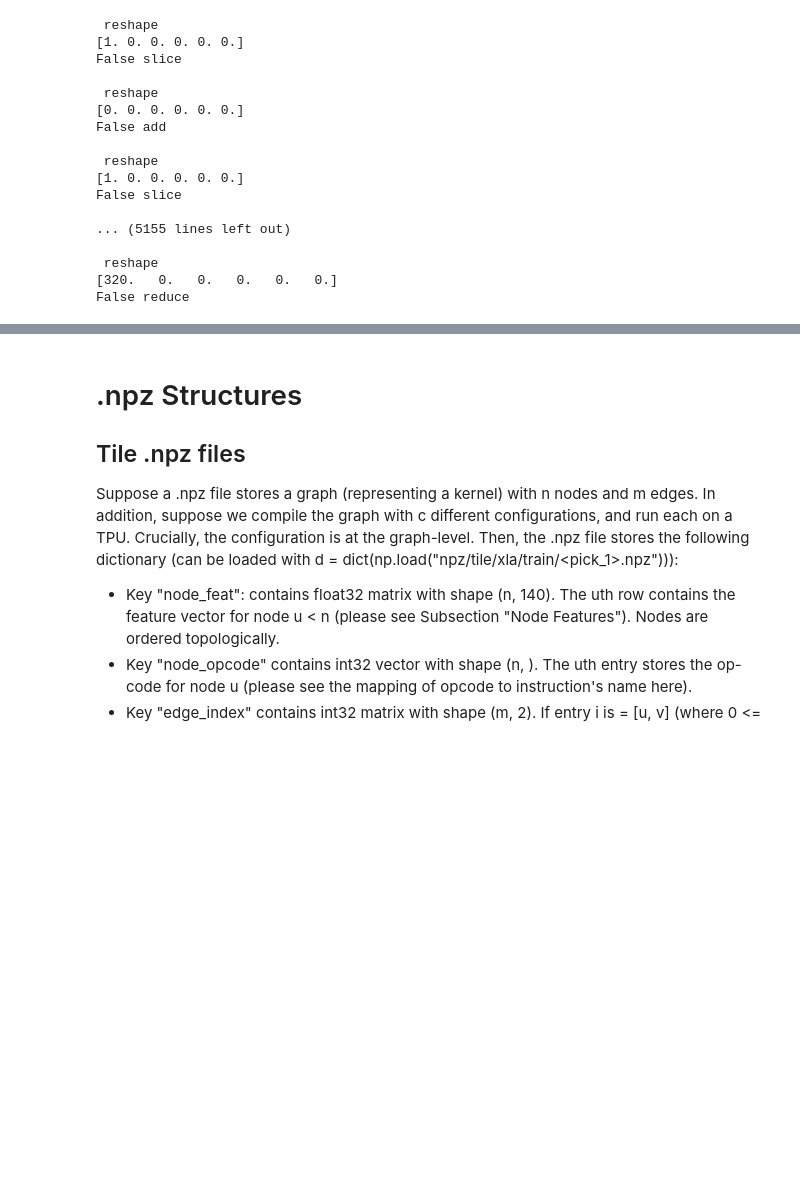
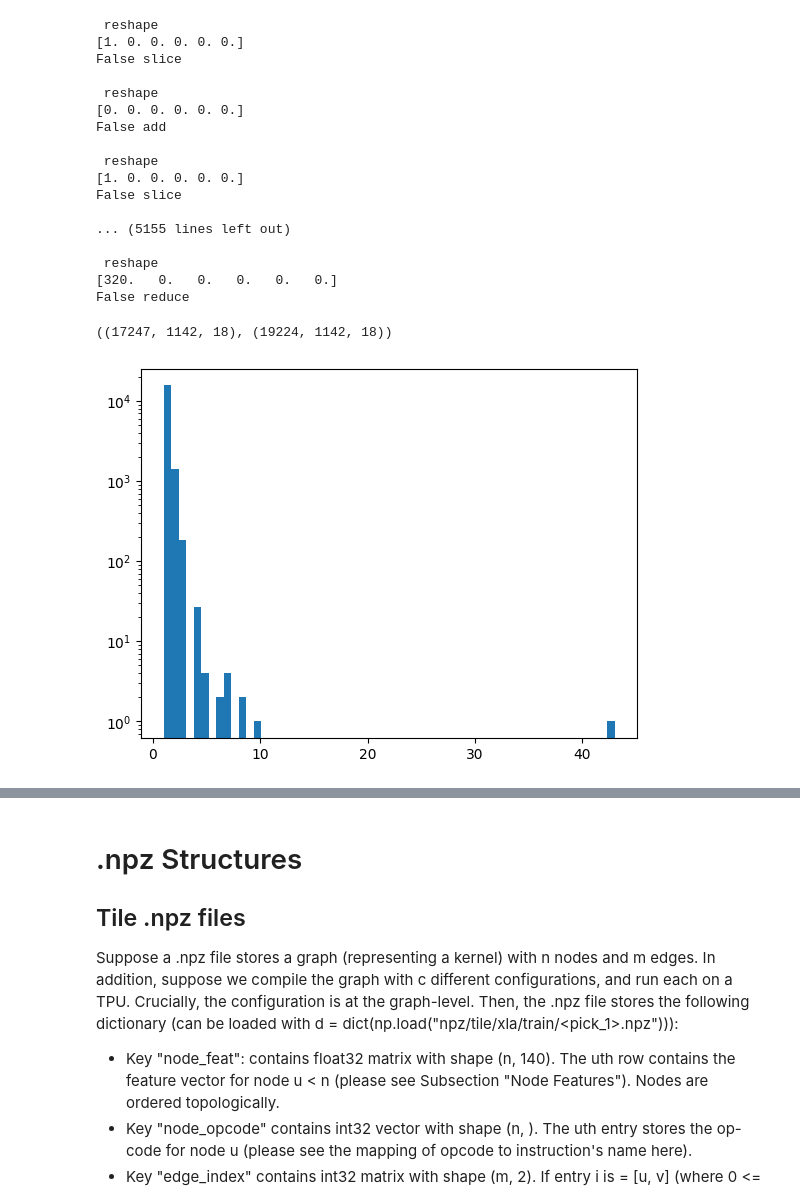
Before and after one commit to ignacioreyes/kaggle_model_runtime, a Jupyter notebook: dataset_exploration.ipynb, the cells around one changed output, grey strips where cells are left out. Drawn from its saved outputs; the diff is of its cells as text; code cells hidden in the pictures; blank space fills up the shorter version.

```diff
--- a/dataset_exploration.ipynb
+++ b/dataset_exploration.ipynb
@@ -313,3 +313,18 @@ False slice
  reshape
 [320.   0.   0.   0.   0.   0.]
 False reduce
+# %%
+flat_layout = layout_dict['node_config_feat']
+u, c = np.unique(
+    flat_layout,
+    axis=0,
+    return_counts=True)
+# %%
+u.shape, flat_layout.shape
+# %% [output]
+((17247, 1142, 18), (19224, 1142, 18))
+# %%
+plt.hist(c, bins=60);
+plt.semilogy();
+# %% [output]
+[figure, added]
```
Also changed, not shown: parts of 16 cells of this notebook.
